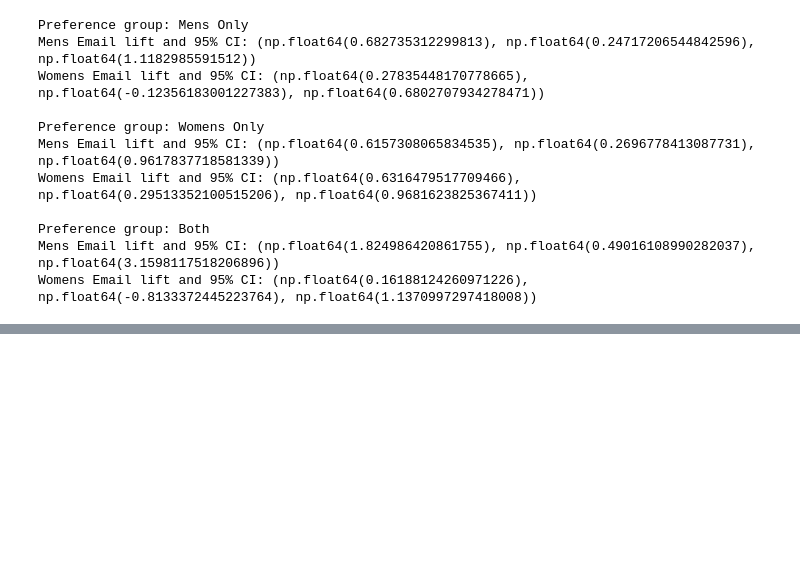
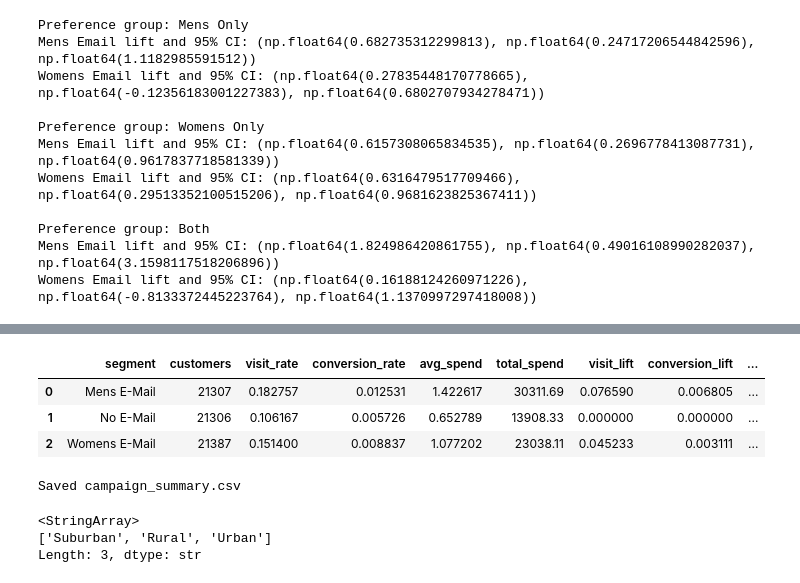
Before and after one commit to AmeyaAstro/marketing-incrementality-platform, a Jupyter notebook: notebooks/01_data_understanding.ipynb, the cells around one changed output, grey strips where cells are left out. Saved outputs shown, nothing was run; the diff lists cells and outputs as text; code cells hidden in the pictures; blank space fills up the shorter version.

```diff
--- a/notebooks/01_data_understanding.ipynb
+++ b/notebooks/01_data_understanding.ipynb
@@ -563,0 +742,79 @@ Womens Email lift and 95% CI: (np.float64(0.16188124260971226), np.float64(-0.81
+# %%
+# Build a clean summary table for the three experimental groups.
+# This will become one of our core business-summary tables.
+
+campaign_summary = (
+    df.groupby("segment")
+      .agg(
+          customers=("segment", "size"),
+          visit_rate=("visit", "mean"),
+          conversion_rate=("conversion", "mean"),
+          avg_spend=("spend", "mean"),
+          total_spend=("spend", "sum")
+      )
+      .reset_index()
+)
+
+# Identify the No Email averages so we can calculate lift.
+control_visit = campaign_summary.loc[
+    campaign_summary["segment"] == "No E-Mail", "visit_rate"
+].iloc[0]
+
+control_conversion = campaign_summary.loc[
+    campaign_summary["segment"] == "No E-Mail", "conversion_rate"
+].iloc[0]
+
+control_spend = campaign_summary.loc[
+    campaign_summary["segment"] == "No E-Mail", "avg_spend"
+].iloc[0]
+
+# Calculate absolute lift relative to No Email.
+campaign_summary["visit_lift"] = (
+    campaign_summary["visit_rate"] - control_visit
+)
+
+campaign_summary["conversion_lift"] = (
+    campaign_summary["conversion_rate"] - control_conversion
+)
+
+campaign_summary["spend_lift"] = (
+    campaign_summary["avg_spend"] - control_spend
+)
+
+campaign_summary
+# %% [output]
+|  | segment | customers | visit_rate | conversion_rate | avg_spend | total_spend | visit_lift | conversion_lift | ... |
+| 0 | Mens E-Mail | 21307 | 0.182757 | 0.012531 | 1.422617 | 30311.69 | 0.076590 | 0.006805 | ... |
+| 1 | No E-Mail | 21306 | 0.106167 | 0.005726 | 0.652789 | 13908.33 | 0.000000 | 0.000000 | ... |
+| 2 | Womens E-Mail | 21387 | 0.151400 | 0.008837 | 1.077202 | 23038.11 | 0.045233 | 0.003111 | ... |
+# %%
+# Save the campaign summary table so we can reuse it later
+# in the dashboard, README, and business reporting.
+#
+# index=False prevents pandas from writing the row numbers
+# as an extra column in the CSV.
+
+campaign_summary.to_csv(
+    "../data/processed/campaign_summary.csv",
+    index=False
+)
+
+print("Saved campaign_summary.csv")
+# %% [output]
+Saved campaign_summary.csv
+# %%
+# Create a cleaned copy of the raw dataframe.
+# We are NOT changing the original raw CSV.
+clean_df = df.copy()
+
+# Fix the typo in the geographic category.
+clean_df["zip_code"] = clean_df["zip_code"].replace({
+    "Surburban": "Suburban"
+})
+
+# Confirm the cleaned categories.
+clean_df["zip_code"].unique()
+# %% [output]
+<StringArray>
+['Suburban', 'Rural', 'Urban']
+Length: 3, dtype: str
```
Also changed, not shown: parts of 6 cells of this notebook.
